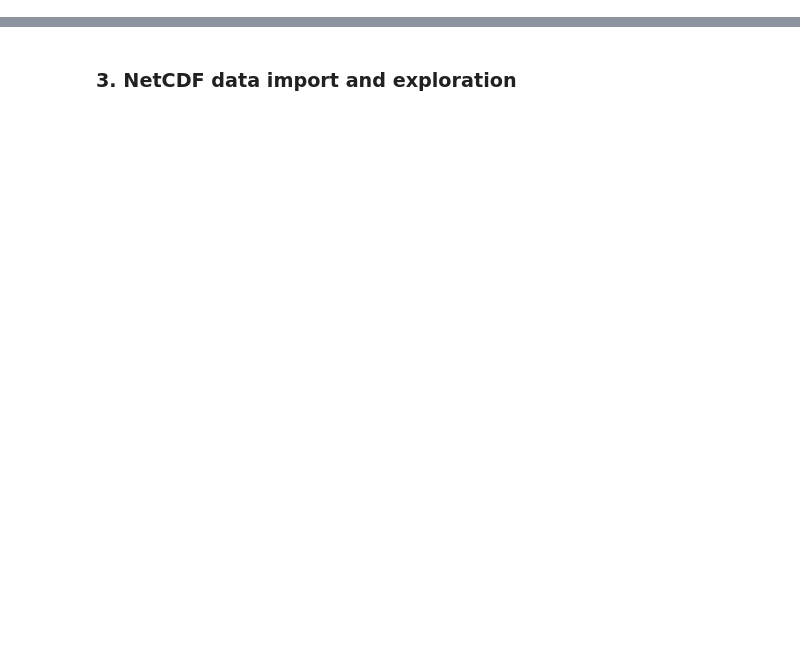
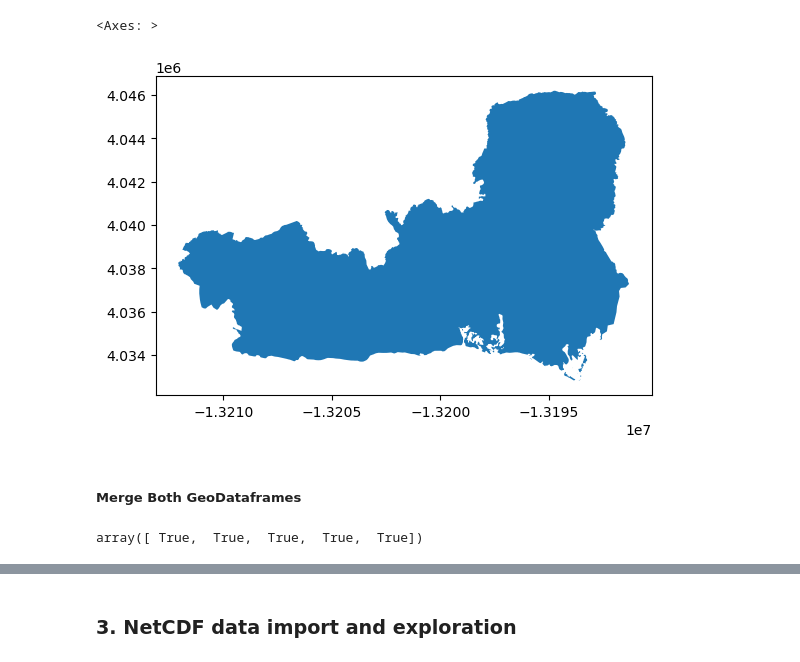
Before and after one commit to mmorenorolon/eds220-hwk4, a Jupyter notebook: hwk4-task2-false-color-MORENOROLON.ipynb, the cells around one changed output, grey strips where cells are left out. Saved outputs shown, nothing was run; the diff lists cells and outputs as text; code cells hidden in the pictures; blank space fills up the shorter version.

```diff
--- a/hwk4-task2-false-color-MORENOROLON.ipynb
+++ b/hwk4-task2-false-color-MORENOROLON.ipynb
@@ -119,0 +136,6 @@ fire_perimeters_dissolved = pd.concat([palisades_boundary, fire_perimeters])
+# %%
+# Read in Palisades fire perimeter data
+palis_fire = gpd.read_file(os.path.join('data','Palisades_Perimeter_20250121', 'Palisades_Perimeter_20250121.shp'))
+
+# View the first five rows of the palis_fire perimeter geodataframe
+palis_fire.head()
@@ -119,0 +203,8 @@ fire_perimeters_dissolved = pd.concat([palisades_boundary, fire_perimeters])
+# %%
+# Take a look at the `palis_fire` polygon
+palis_fire.plot()
+# %% [output]
+<Axes: >
+[figure, added]
+# %% [markdown]
+##### Merge Both GeoDataframes
@@ -119,0 +214,5 @@ fire_perimeters_dissolved = pd.concat([palisades_boundary, fire_perimeters])
+# %%
+# Check that both dataframes share the same column names
+eaton_fire.columns == palis_fire.columns
+# %% [output]
+array([ True,  True,  True,  True,  True])
```
Also changed, not shown: parts of 80 cells of this notebook.
